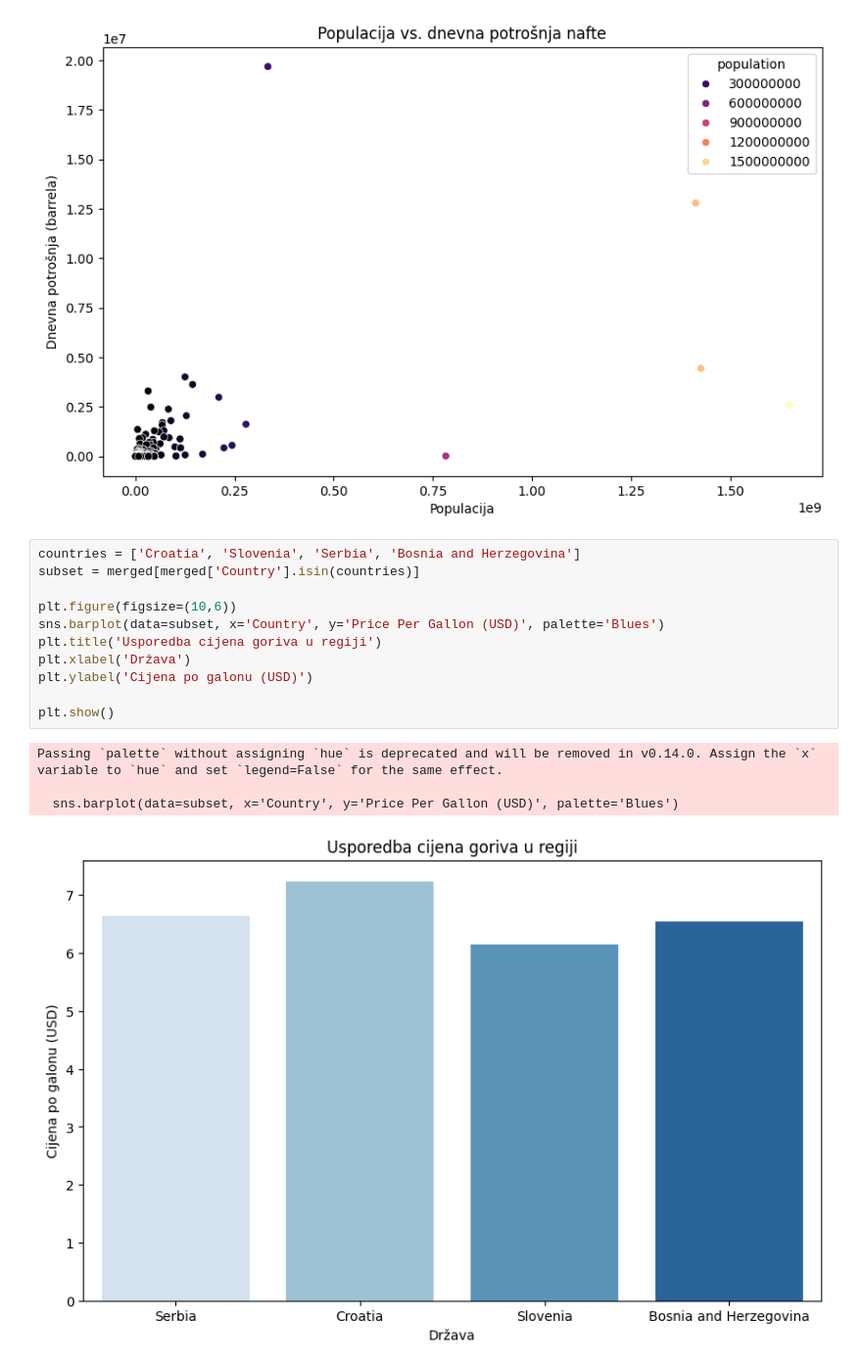
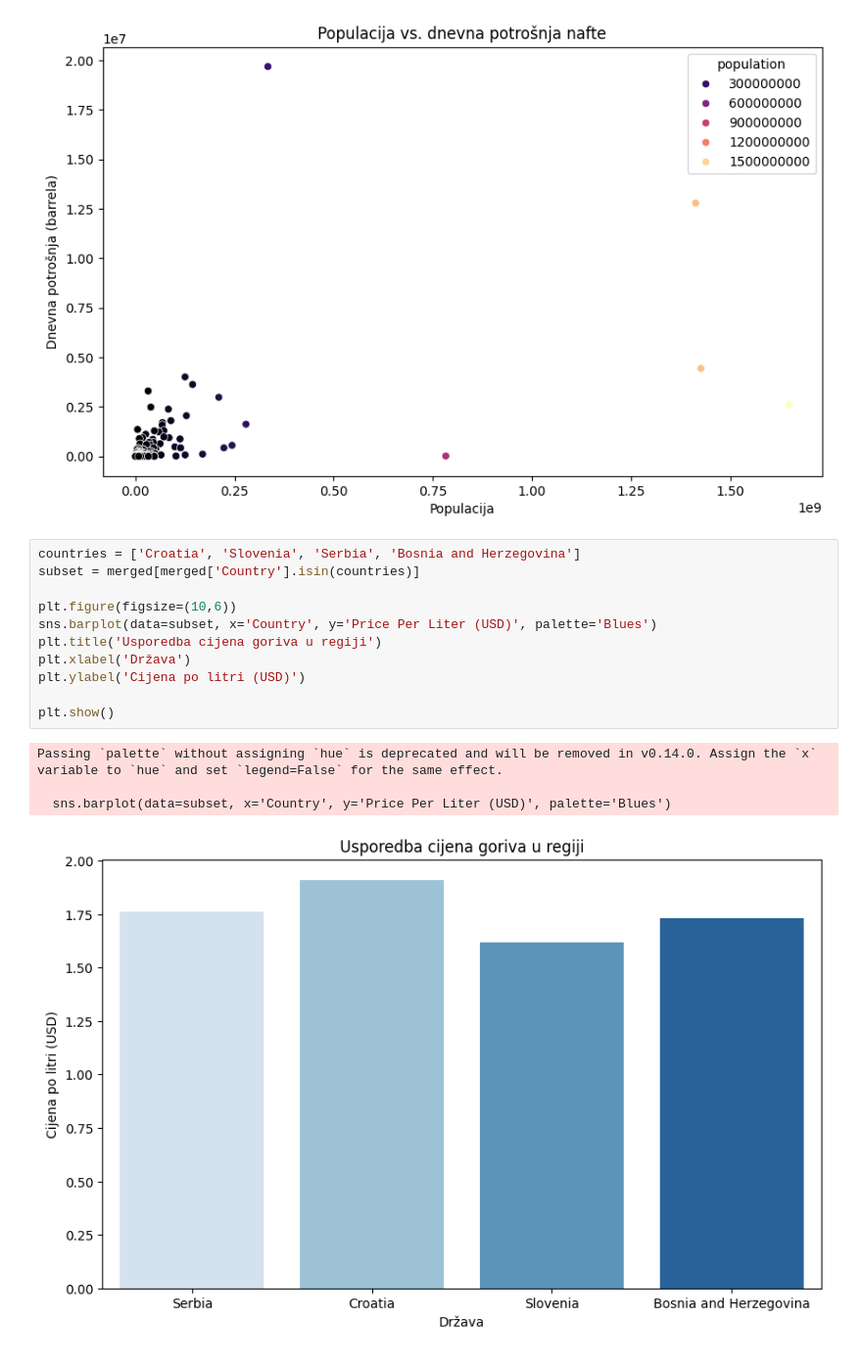
Before and after one commit to inizek23/Projekt-PzAP, a Jupyter notebook: PROJEKT_PzAP_Nizek.ipynb, the cells around one changed output. Shown at 98% size. Cells and saved outputs as stored; diff of their text form.

```diff
--- a/PROJEKT_PzAP_Nizek.ipynb
+++ b/PROJEKT_PzAP_Nizek.ipynb
@@ -280,16 +286,16 @@ plt.show()
 # %%
 countries = ['Croatia', 'Slovenia', 'Serbia', 'Bosnia and Herzegovina']
 subset = merged[merged['Country'].isin(countries)]
 
 plt.figure(figsize=(10,6))
-sns.barplot(data=subset, x='Country', y='Price Per Gallon (USD)', palette='Blues')
+sns.barplot(data=subset, x='Country', y='Price Per Liter (USD)', palette='Blues')
 plt.title('Usporedba cijena goriva u regiji')
 plt.xlabel('Država')
-plt.ylabel('Cijena po galonu (USD)')
+plt.ylabel('Cijena po litri (USD)')
 
 plt.show()
 # %% [output]
 Passing `palette` without assigning `hue` is deprecated and will be removed in v0.14.0. Assign the `x` variable to `hue` and set `legend=False` for the same effect.
 
-  sns.barplot(data=subset, x='Country', y='Price Per Gallon (USD)', palette='Blues')
+  sns.barplot(data=subset, x='Country', y='Price Per Liter (USD)', palette='Blues')
-[figure, old version]
+[figure, new version]
```
Also changed, not shown: parts of 10 cells of this notebook.
